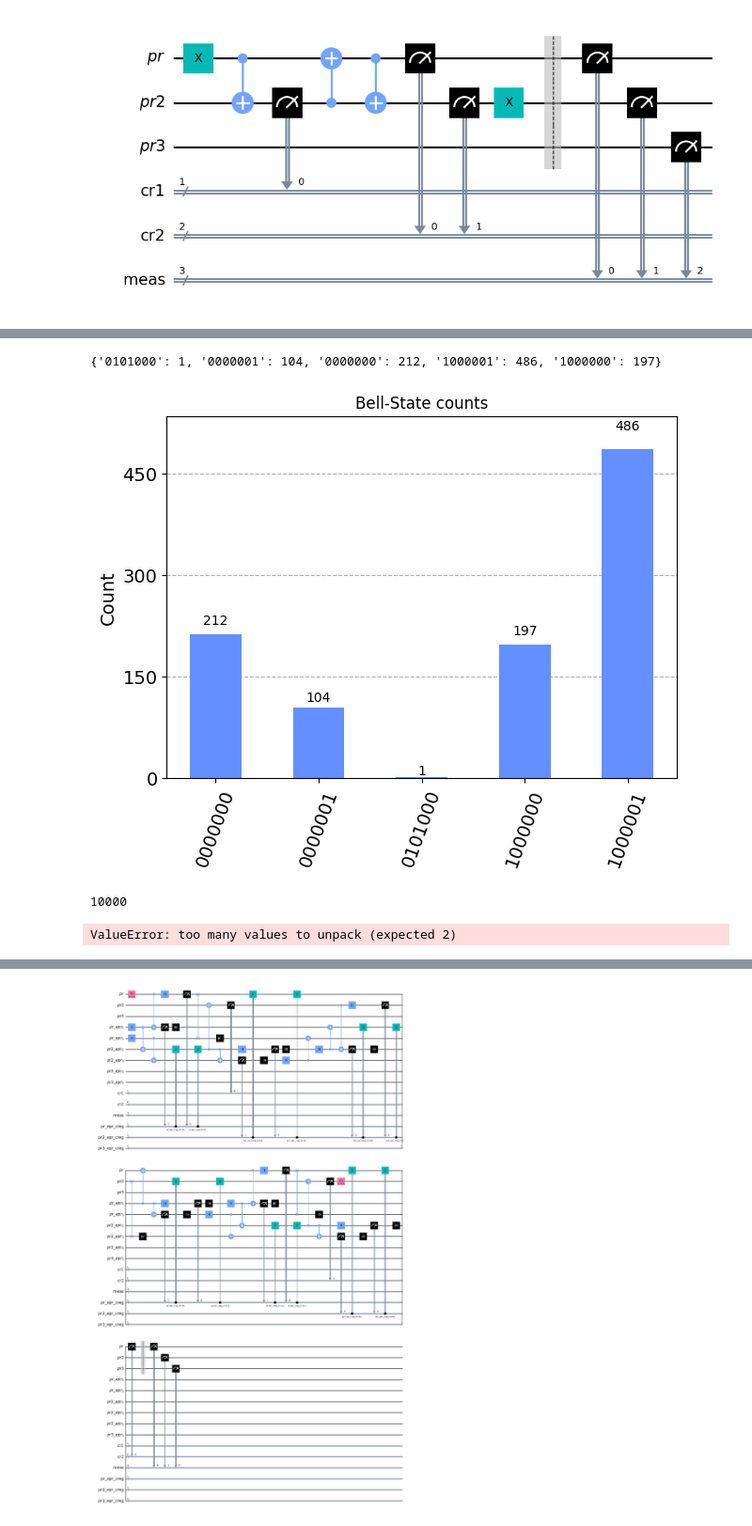
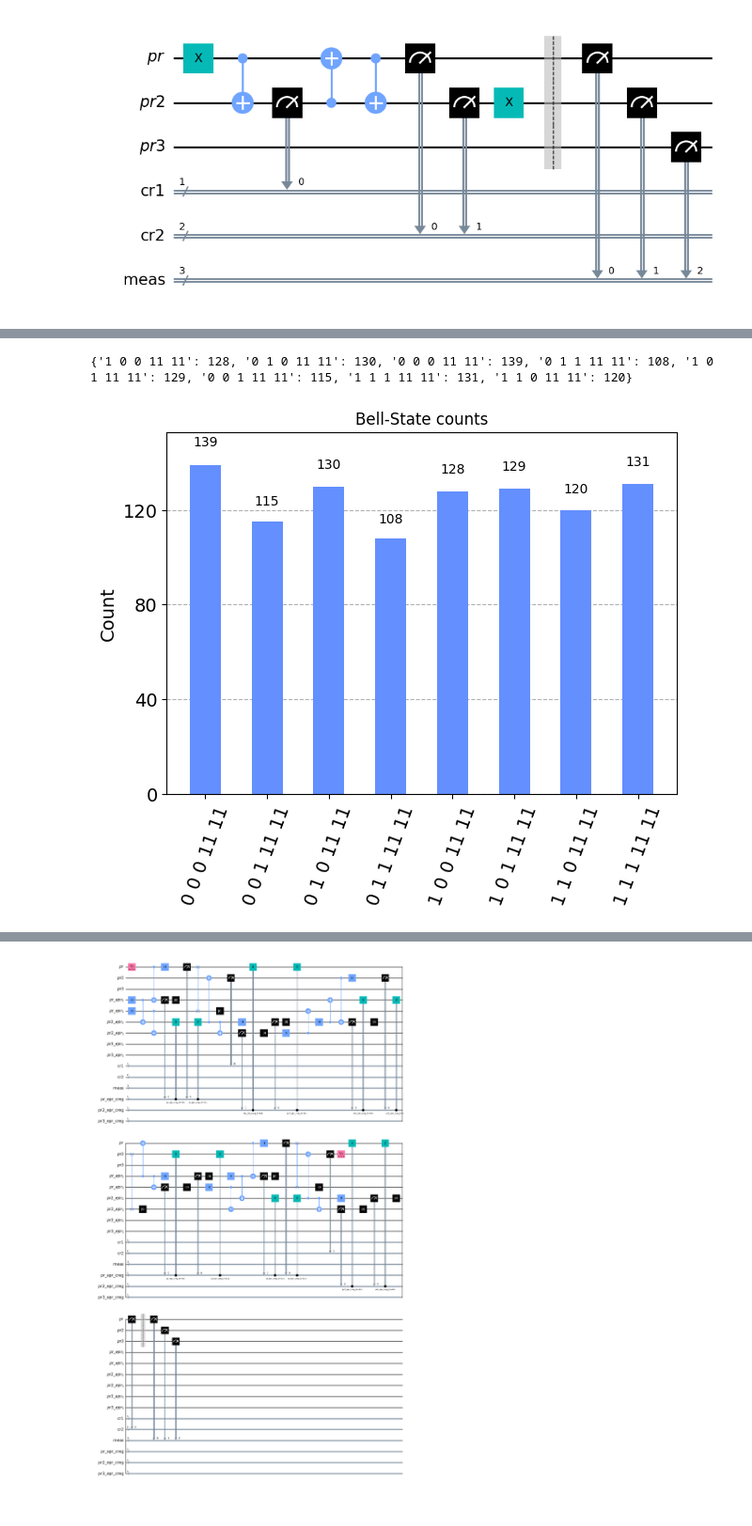
Before and after one commit to NnguyenHTommy/QMPI, a Jupyter notebook: code/test.ipynb, the cells around one changed output, grey strips where cells are left out. Shown at 94% size. Saved outputs shown, nothing was run; the diff lists cells and outputs as text; code cells hidden in the pictures.

```diff
--- a/code/test.ipynb
+++ b/code/test.ipynb
@@ -36,25 +86,13 @@ kks = QuantumCircuit.from_qasm_file(pathname)
 # %%
 from qiskit import Aer
 aer_sim = Aer.get_backend('aer_simulator')
 
 from qiskit.visualization import plot_histogram
 #pp2 = transpile(pp,aer_sim)
-result = aer_sim.run(kks, shots = 1000).result()
-counts = result.get_counts(kks)
+result = aer_sim.run(pp, shots = 1000).result()
+counts = result.get_counts(pp)
 print(counts)
 plot_histogram(counts, title='Bell-State counts')
 # %% [output]
-{'0101000': 1, '0000001': 104, '0000000': 212, '1000001': 486, '1000000': 197}
+{'1 0 0 11 11': 128, '0 1 0 11 11': 130, '0 0 0 11 11': 139, '0 1 1 11 11': 108, '1 0 1 11 11': 129, '0 0 1 11 11': 115, '1 1 1 11 11': 131, '1 1 0 11 11': 120}
-[figure, old version]
+[figure, new version]
-# %%
-# converts count dicitonary to probabilities
-def convertToProb(counts):
-    sums = sum(counts.values())
-    print(sums)
-    for k,v in counts:
-        counts[k] = v/sums
-    return counts
-convertToProb(counts)
-# %% [output]
-10000
-ValueError: too many values to unpack (expected 2)
```
Also changed, not shown: parts of 10 cells of this notebook, 5 other files.
